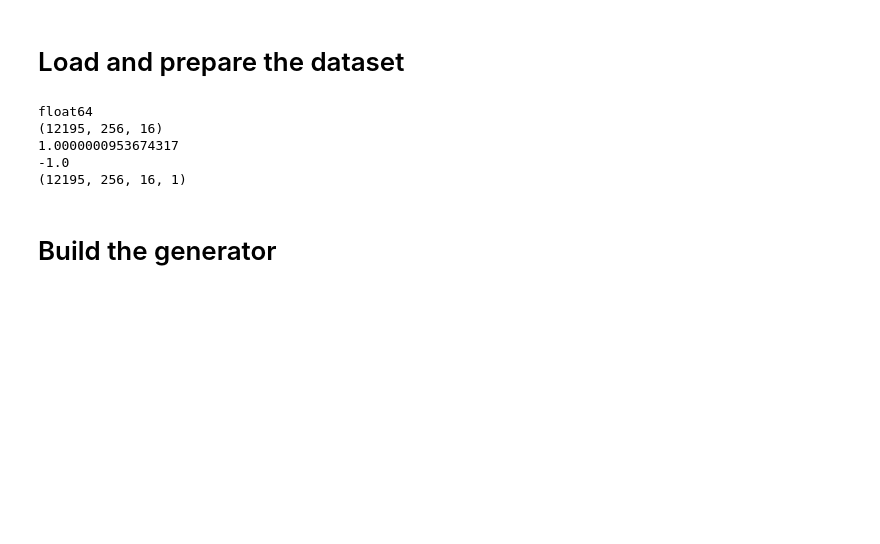
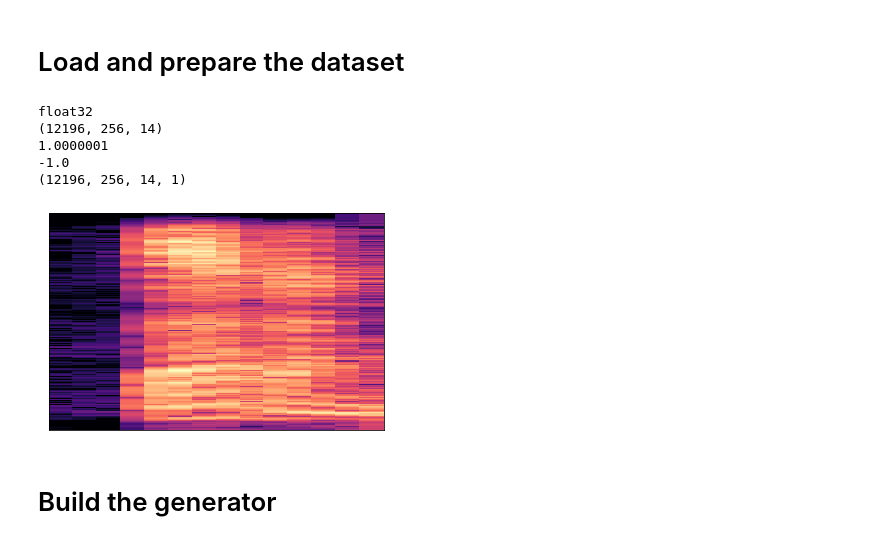
Before and after one commit to MrCogito/Spectrogram-Generator, a Jupyter notebook: Model.ipynb, the cells around one changed output. Cells and saved outputs as stored; diff of their text form; code cells hidden in the pictures; blank space fills up the shorter version.

```diff
--- a/Model.ipynb
+++ b/Model.ipynb
@@ -34,27 +36,29 @@ Found GPU at: /device:GPU:0
 # %%
 # Load data
 
-data_tensor = np.load('/content/gdrive/MyDrive/Inzynierka/Data/en_spectrogram_tensor/Dataset_spectrogram.npy')
+data_tensor = np.load('/content/gdrive/MyDrive/Inzynierka/Data/en_spectrogram_tensor/Dataset_spectrogram_256_14.npy')
 #print(data_tensor)
 print(data_tensor.dtype)
 print(data_tensor.shape)
+librosa.display.specshow(data_tensor[3])
 data_tensor = (data_tensor + 40) / 40
 #print(data_tensor.shape)
 print(np.max(data_tensor))
 print(np.min(data_tensor))
-data_tensor = data_tensor.reshape(12195, 256, 16, 1)
+data_tensor = data_tensor.reshape(12196, 256, 14, 1)
 print(data_tensor.shape)
-BUFFER_SIZE = 12195
+BUFFER_SIZE = 12196
 BATCH_SIZE = 128
 
 # Batch and shuffle the data
 train_dataset = tf.data.Dataset.from_tensor_slices(data_tensor).shuffle(BUFFER_SIZE).batch(BATCH_SIZE)
 # %% [output]
-float64
-(12195, 256, 16)
-1.0000000953674317
+float32
+(12196, 256, 14)
+1.0000001
 -1.0
-(12195, 256, 16, 1)
+(12196, 256, 14, 1)
+[figure, added]
 # %% [markdown]
 # Build the generator
 # %%
```
Also changed, not shown: parts of 22 cells of this notebook.
